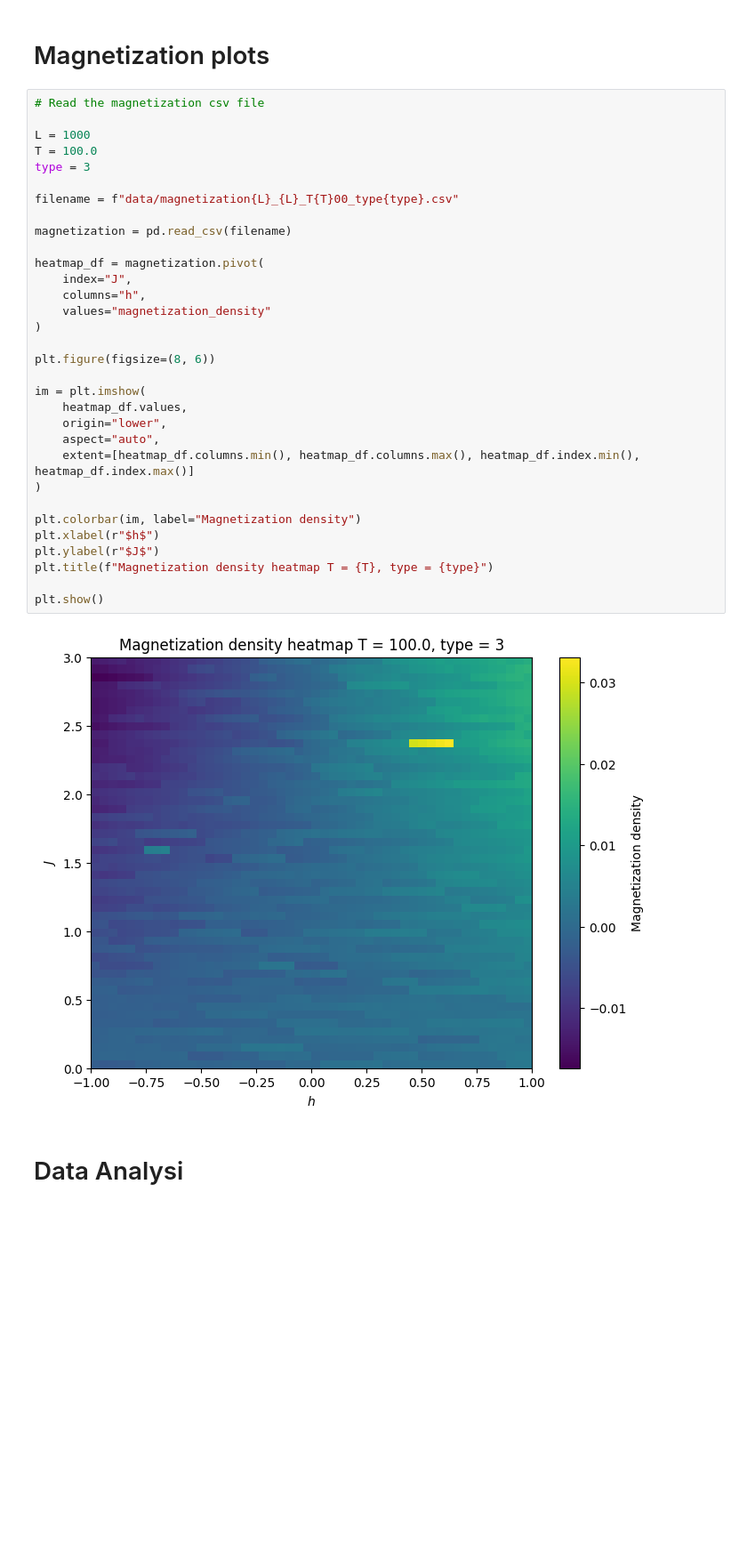
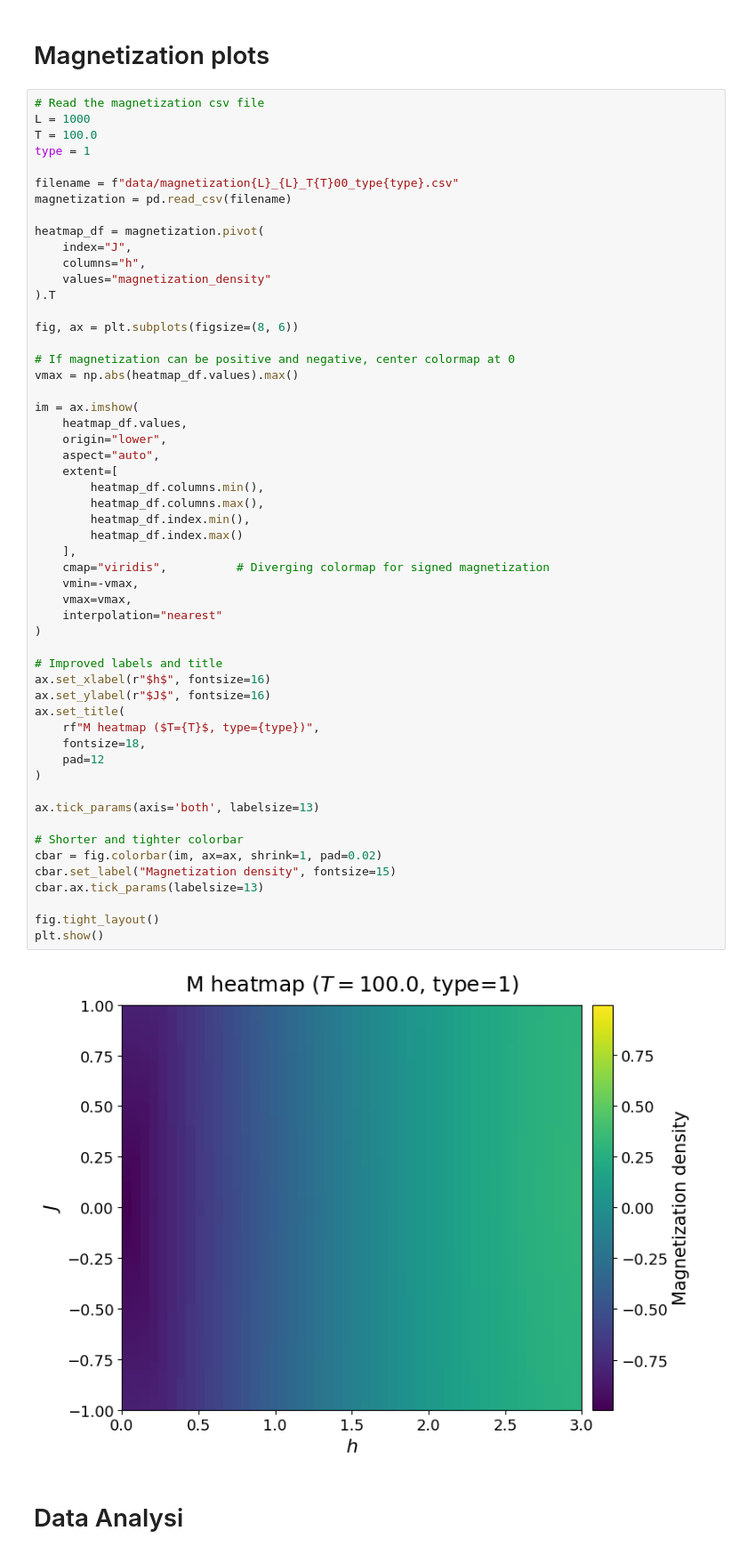
Before and after one commit to nicolomontagner02/GPU_Ising_model, a Jupyter notebook: Post_processing.ipynb, the cells around one changed output. Shown at 89% size. Drawn from its saved outputs; the diff is of its cells as text; blank space fills up the shorter version.

```diff
--- a/Post_processing.ipynb
+++ b/Post_processing.ipynb
@@ -32,38 +50,60 @@ plot_lattice("data/ising_J3.000_h0.306_T100.000_Lx1000_Ly1000_MC10000000_type3.d
 # Magnetization plots
 # %%
 # Read the magnetization csv file
-
 L = 1000
 T = 100.0
-type = 3
+type = 1
 
 filename = f"data/magnetization{L}_{L}_T{T}00_type{type}.csv"
-
 magnetization = pd.read_csv(filename)
 
 heatmap_df = magnetization.pivot(
     index="J",
     columns="h",
     values="magnetization_density"
-)
+).T
 
-plt.figure(figsize=(8, 6))
+fig, ax = plt.subplots(figsize=(8, 6))
 
-im = plt.imshow(
+# If magnetization can be positive and negative, center colormap at 0
+vmax = np.abs(heatmap_df.values).max()
+
+im = ax.imshow(
     heatmap_df.values,
     origin="lower",
     aspect="auto",
-    extent=[heatmap_df.columns.min(), heatmap_df.columns.max(), heatmap_df.index.min(), heatmap_df.index.max()]
+    extent=[
+        heatmap_df.columns.min(),
+        heatmap_df.columns.max(),
+        heatmap_df.index.min(),
+        heatmap_df.index.max()
+    ],
+    cmap="viridis",          # Diverging colormap for signed magnetization
+    vmin=-vmax,
+    vmax=vmax,
+    interpolation="nearest"
 )
 
-plt.colorbar(im, label="Magnetization density")
-plt.xlabel(r"$h$")
-plt.ylabel(r"$J$")
-plt.title(f"Magnetization density heatmap T = {T}, type = {type}")
+# Improved labels and title
+ax.set_xlabel(r"$h$", fontsize=16)
+ax.set_ylabel(r"$J$", fontsize=16)
+ax.set_title(
+    rf"M heatmap ($T={T}$, type={type})",
+    fontsize=18,
+    pad=12
+)
 
+ax.tick_params(axis='both', labelsize=13)
+
+# Shorter and tighter colorbar
+cbar = fig.colorbar(im, ax=ax, shrink=1, pad=0.02)
+cbar.set_label("Magnetization density", fontsize=15)
+cbar.ax.tick_params(labelsize=13)
+
+fig.tight_layout()
 plt.show()
 # %% [output]
-[figure, old version]
+[figure, new version]
 # %% [markdown]
 # Data Analysi
 # %%
```
Also changed, not shown: parts of 2 cells of this notebook, 3 other files.
